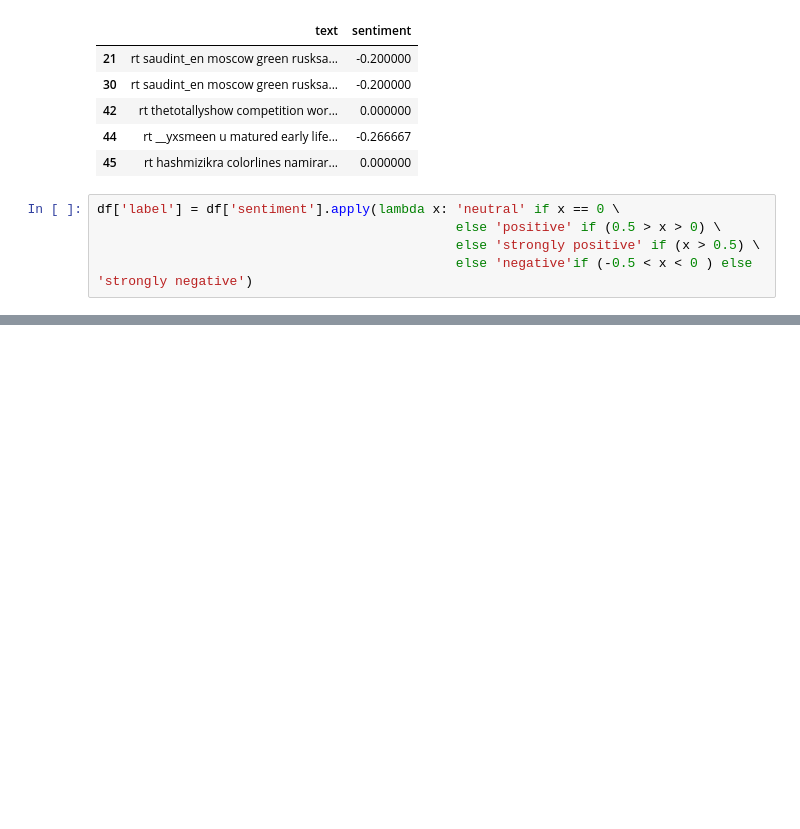
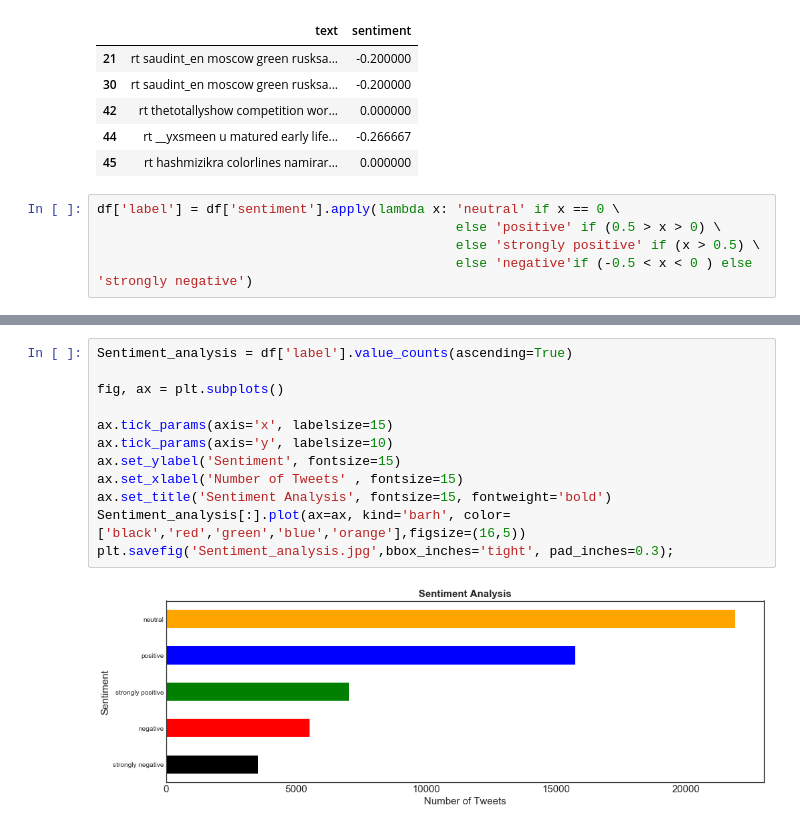
Before and after one commit to PBPatil/NLP-of-Tweets, a Jupyter notebook: NLP_of_Tweets.ipynb, the cells around one changed output, grey strips where cells are left out. Drawn from its saved outputs; the diff is of its cells as text; blank space fills up the shorter version.

```diff
--- a/NLP_of_Tweets.ipynb
+++ b/NLP_of_Tweets.ipynb
@@ -385,3 +385,17 @@ df.head(30)
 | 74 | day 2008 joeylogano scored 1st ca... | 18 | 130 | 6.277778 | 4 | 1 | 0 | 2 | 0.800000 | strongly positive |
 | 75 | rt clintonviceb world cup finally... | 12 | 71 | 4.461538 | 4 | 0 | 0 | 2 | 0.800000 | strongly positive |
 | 77 | blockchain driven travel amp loya... | 18 | 144 | 7.055556 | 0 | 0 | 0 | 1 | 0.177083 | positive |
+# %%
+Sentiment_analysis = df['label'].value_counts(ascending=True)
+
+fig, ax = plt.subplots()
+
+ax.tick_params(axis='x', labelsize=15)
+ax.tick_params(axis='y', labelsize=10)
+ax.set_ylabel('Sentiment', fontsize=15)
+ax.set_xlabel('Number of Tweets' , fontsize=15)
+ax.set_title('Sentiment Analysis', fontsize=15, fontweight='bold')
+Sentiment_analysis[:].plot(ax=ax, kind='barh', color=['black','red','green','blue','orange'],figsize=(16,5))
+plt.savefig('Sentiment_analysis.jpg',bbox_inches='tight', pad_inches=0.3);
+# %% [output]
+[figure, added]
```
Also changed, not shown: 1 other file.
